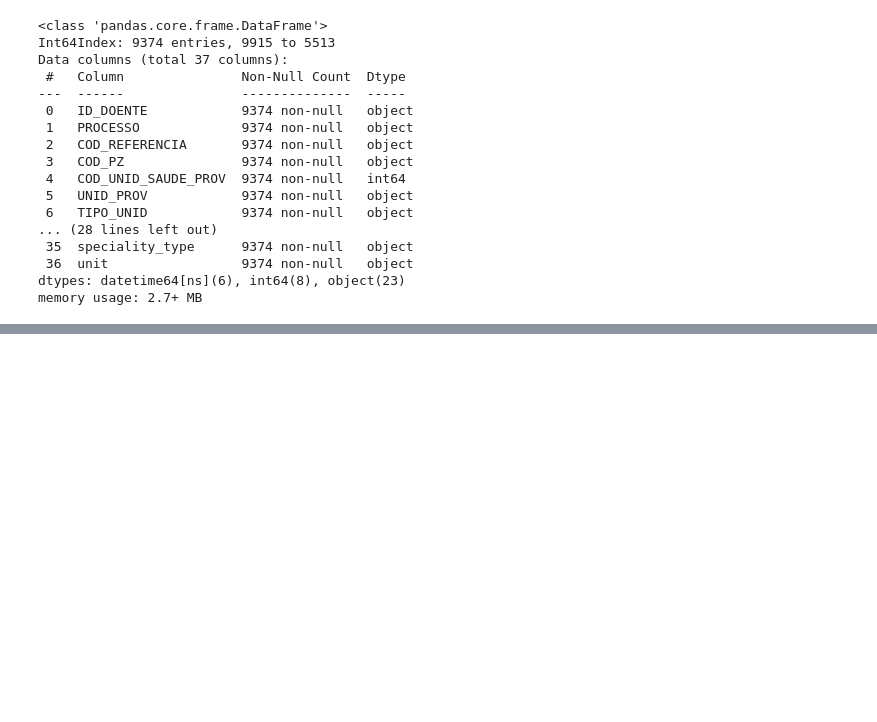
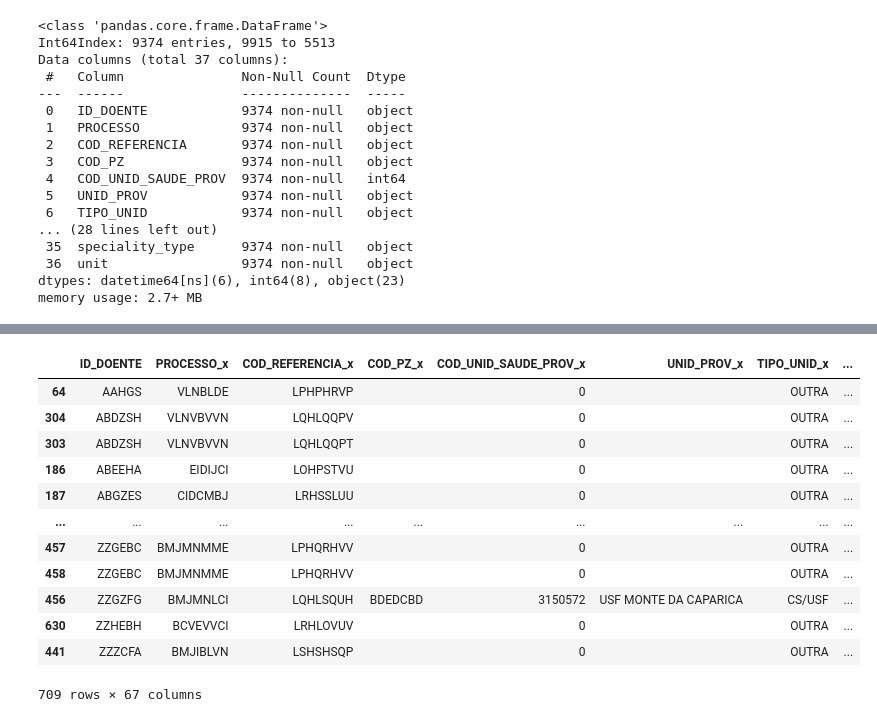
Before and after one commit to Data-Science-Knowledge-Center-Nova-SBE/PBL-HGO, a Jupyter notebook: utku_daily.ipynb, the cells around one changed output, grey strips where cells are left out. Drawn from its saved outputs; the diff is of its cells as text; code cells hidden in the pictures; blank space fills up the shorter version.

```diff
--- a/utku_daily.ipynb
+++ b/utku_daily.ipynb
@@ -129,3 +131,6 @@ Data columns (total 37 columns):
  36  unit                 9374 non-null   object
 dtypes: datetime64[ns](6), int64(8), object(23)
 memory usage: 2.7+ MB
+# %%
+twin = alertP[(alertP["COD_MOTIVO_RECUSA"]==18) | (alertP["COD_MOTIVO_RECUSA"]==19)]
+twin.head()
@@ -131,0 +145,17 @@ memory usage: 2.7+ MB
+# %%
+merg = pd.merge(twin, alertP1, on='ID_DOENTE', how='left')
+merg.sort_values(by=["ID_DOENTE"])
+# %% [output]
+|  | ID_DOENTE | PROCESSO_x | COD_REFERENCIA_x | COD_PZ_x | COD_UNID_SAUDE_PROV_x | UNID_PROV_x | TIPO_UNID_x | ... |
+| 64 | AAHGS | VLNBLDE | LPHPHRVP |  | 0 |  | OUTRA | ... |
+| 304 | ABDZSH | VLNVBVVN | LQHLQQPV |  | 0 |  | OUTRA | ... |
+| 303 | ABDZSH | VLNVBVVN | LQHLQQPT |  | 0 |  | OUTRA | ... |
+| 186 | ABEEHA | EIDIJCI | LOHPSTVU |  | 0 |  | OUTRA | ... |
+| 187 | ABGZES | CIDCMBJ | LRHSSLUU |  | 0 |  | OUTRA | ... |
+| ... | ... | ... | ... | ... | ... | ... | ... | ... |
+| 457 | ZZGEBC | BMJMNMME | LPHQRHVV |  | 0 |  | OUTRA | ... |
+| 458 | ZZGEBC | BMJMNMME | LPHQRHVV |  | 0 |  | OUTRA | ... |
+| 456 | ZZGZFG | BMJMNLCI | LQHLSQUH | BDEDCBD | 3150572 | USF MONTE DA CAPARICA | CS/USF | ... |
+| 630 | ZZHEBH | BCVEVVCI | LRHLOVUV |  | 0 |  | OUTRA | ... |
+| 441 | ZZZCFA | BMJIBLVN | LSHSHSQP |  | 0 |  | OUTRA | ... |
+709 rows × 67 columns
```
Also changed, not shown: parts of 7 cells of this notebook, 1 other file.
